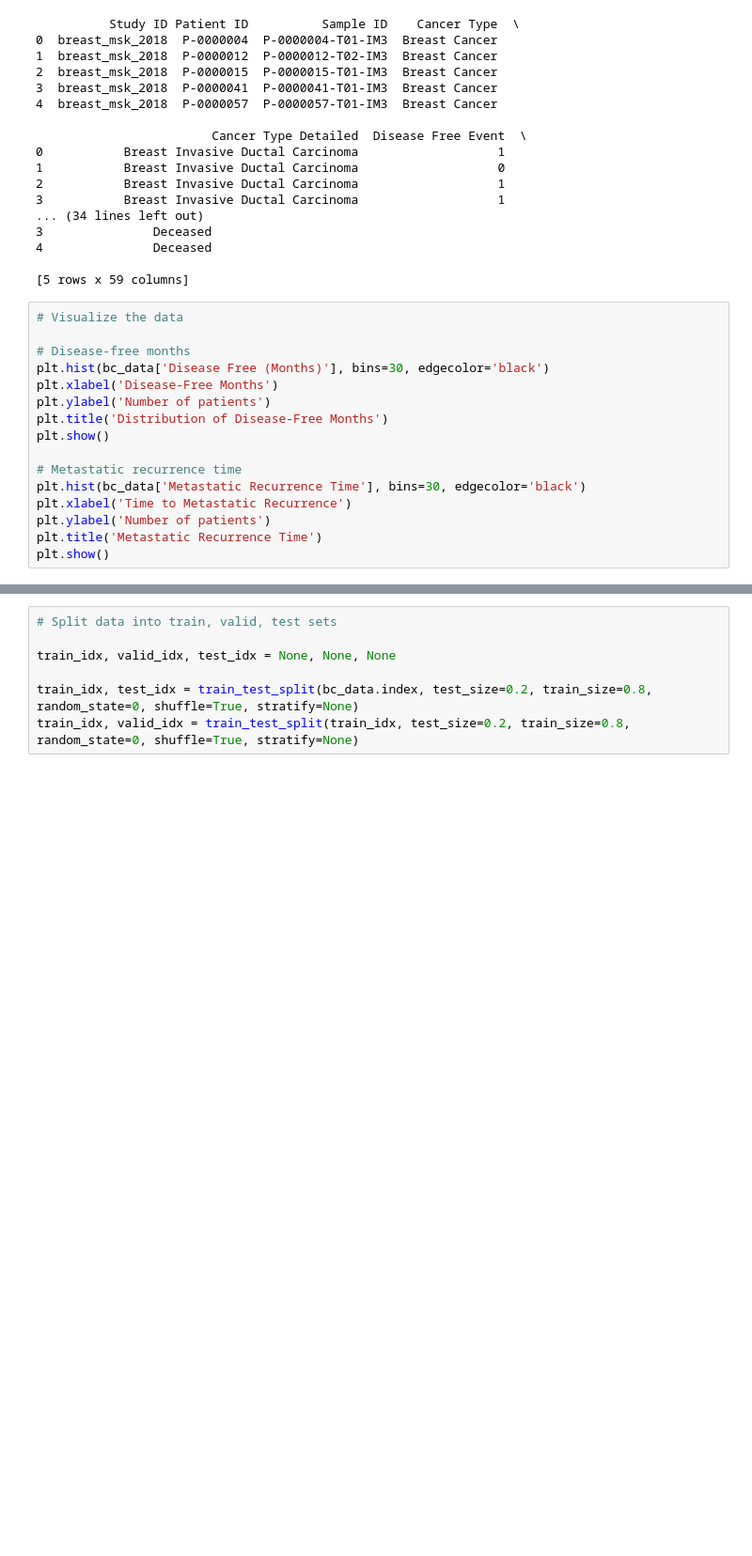
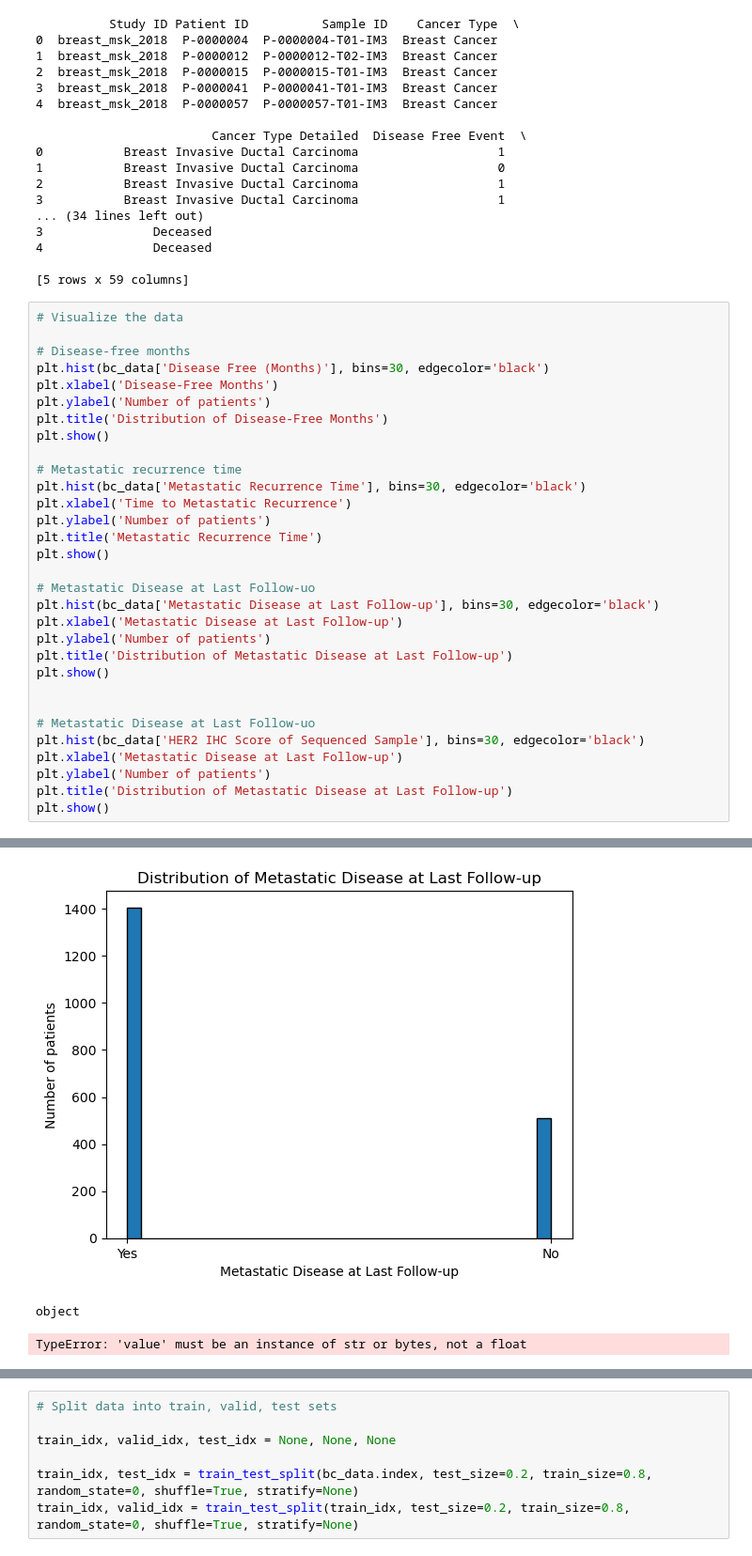
Before and after one commit to galen-topper/CS229-ML-Project, a Jupyter notebook: cs229_project.ipynb, the cells around one changed output, grey strips where cells are left out. Shown at 94% size. Saved outputs shown, nothing was run; the diff lists cells and outputs as text; blank space fills up the shorter version.

```diff
--- a/cs229_project.ipynb
+++ b/cs229_project.ipynb
@@ -49,19 +55,37 @@ print(bc_data.head())
 # %%
 # Visualize the data
 
 # Disease-free months
 plt.hist(bc_data['Disease Free (Months)'], bins=30, edgecolor='black')
 plt.xlabel('Disease-Free Months')
 plt.ylabel('Number of patients')
 plt.title('Distribution of Disease-Free Months')
 plt.show()
 
 # Metastatic recurrence time
 plt.hist(bc_data['Metastatic Recurrence Time'], bins=30, edgecolor='black')
 plt.xlabel('Time to Metastatic Recurrence')
 plt.ylabel('Number of patients')
 plt.title('Metastatic Recurrence Time')
 plt.show()
+
+# Metastatic Disease at Last Follow-uo
+plt.hist(bc_data['Metastatic Disease at Last Follow-up'], bins=30, edgecolor='black')
+plt.xlabel('Metastatic Disease at Last Follow-up')
+plt.ylabel('Number of patients')
+plt.title('Distribution of Metastatic Disease at Last Follow-up')
+plt.show()
+
+
+# Metastatic Disease at Last Follow-uo
+plt.hist(bc_data['HER2 IHC Score of Sequenced Sample'], bins=30, edgecolor='black')
+plt.xlabel('Metastatic Disease at Last Follow-up')
+plt.ylabel('Number of patients')
+plt.title('Distribution of Metastatic Disease at Last Follow-up')
+plt.show()
 # %% [output]
 [figure]
 [figure]
+[figure, added]
+object
+TypeError: 'value' must be an instance of str or bytes, not a float
```
Also changed, not shown: parts of 10 cells of this notebook, 1 other file.
